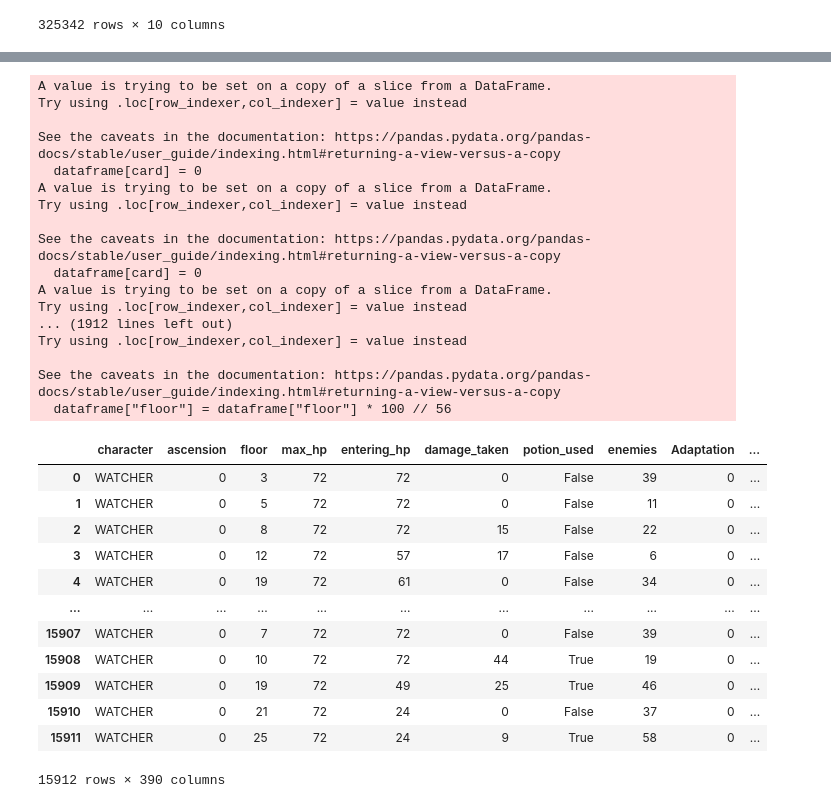
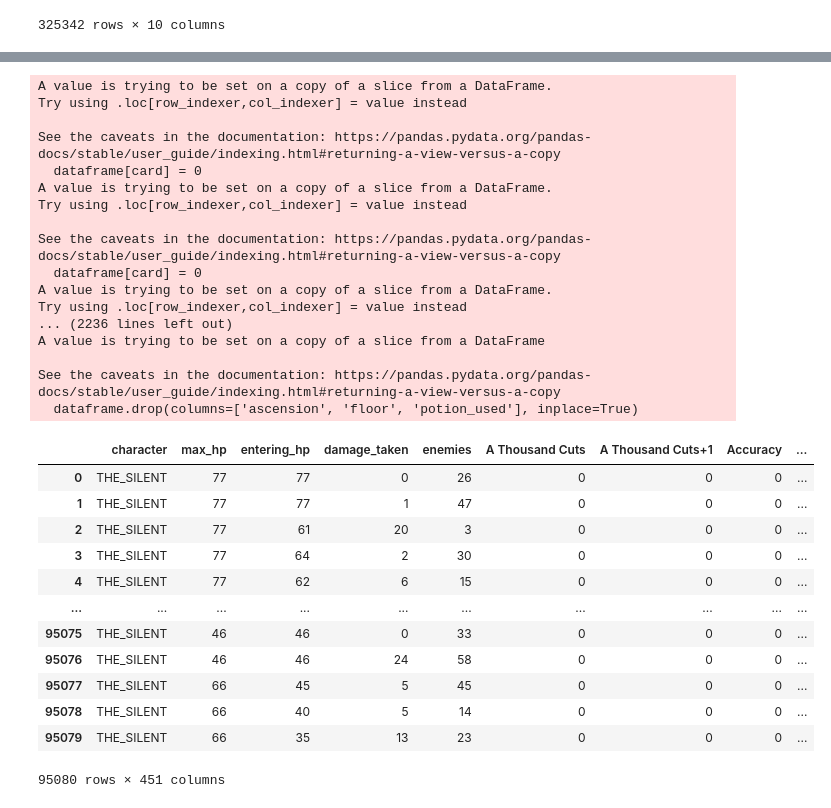
Before and after one commit to AlvaroImporta/Slay-the-Spire-Predictor, a Jupyter notebook: Machine_learning/Load_data/create_dataset.ipynb, the cells around one changed output, grey strips where cells are left out. Drawn from its saved outputs; the diff is of its cells as text; code cells hidden in the pictures.

```diff
--- a/Machine_learning/Load_data/create_dataset.ipynb
+++ b/Machine_learning/Load_data/create_dataset.ipynb
@@ -201,39 +217,39 @@ def TransformCardsAndRelics(dataframe):
     TransformEnemies(dataframe)
     TransformAscensionFloor(dataframe)
     DeleteColumns(dataframe)
-# %%
-TransformCardsAndRelics(df_watcher)
-df_watcher
-# %% [output]
-A value is trying to be set on a copy of a slice from a DataFrame.
-Try using .loc[row_indexer,col_indexer] = value instead
-
-See the caveats in the documentation: https://pandas.pydata.org/pandas-docs/stable/user_guide/indexing.html#returning-a-view-versus-a-copy
-  dataframe[card] = 0
-A value is trying to be set on a copy of a slice from a DataFrame.
-Try using .loc[row_indexer,col_indexer] = value instead
-
-See the caveats in the documentation: https://pandas.pydata.org/pandas-docs/stable/user_guide/indexing.html#returning-a-view-versus-a-copy
-  dataframe[card] = 0
-A value is trying to be set on a copy of a slice from a DataFrame.
-Try using .loc[row_indexer,col_indexer] = value instead
-... (1912 lines left out)
-Try using .loc[row_indexer,col_indexer] = value instead
-
-See the caveats in the documentation: https://pandas.pydata.org/pandas-docs/stable/user_guide/indexing.html#returning-a-view-versus-a-copy
-  dataframe["floor"] = dataframe["floor"] * 100 // 56
-|  | character | ascension | floor | max_hp | entering_hp | damage_taken | potion_used | enemies | Adaptation | ... |
-| 0 | WATCHER | 0 | 3 | 72 | 72 | 0 | False | 39 | 0 | ... |
-| 1 | WATCHER | 0 | 5 | 72 | 72 | 0 | False | 11 | 0 | ... |
-| 2 | WATCHER | 0 | 8 | 72 | 72 | 15 | False | 22 | 0 | ... |
-| 3 | WATCHER | 0 | 12 | 72 | 57 | 17 | False | 6 | 0 | ... |
-| 4 | WATCHER | 0 | 19 | 72 | 61 | 0 | False | 34 | 0 | ... |
-| ... | ... | ... | ... | ... | ... | ... | ... | ... | ... | ... |
-| 15907 | WATCHER | 0 | 7 | 72 | 72 | 0 | False | 39 | 0 | ... |
-| 15908 | WATCHER | 0 | 10 | 72 | 72 | 44 | True | 19 | 0 | ... |
-| 15909 | WATCHER | 0 | 19 | 72 | 49 | 25 | True | 46 | 0 | ... |
-| 15910 | WATCHER | 0 | 21 | 72 | 24 | 0 | False | 37 | 0 | ... |
-| 15911 | WATCHER | 0 | 25 | 72 | 24 | 9 | True | 58 | 0 | ... |
-15912 rows × 390 columns
+# %%
+TransformCardsAndRelics(df_silent)
+df_silent
+# %% [output]
+A value is trying to be set on a copy of a slice from a DataFrame.
+Try using .loc[row_indexer,col_indexer] = value instead
+
+See the caveats in the documentation: https://pandas.pydata.org/pandas-docs/stable/user_guide/indexing.html#returning-a-view-versus-a-copy
+  dataframe[card] = 0
+A value is trying to be set on a copy of a slice from a DataFrame.
+Try using .loc[row_indexer,col_indexer] = value instead
+
+See the caveats in the documentation: https://pandas.pydata.org/pandas-docs/stable/user_guide/indexing.html#returning-a-view-versus-a-copy
+  dataframe[card] = 0
+A value is trying to be set on a copy of a slice from a DataFrame.
+Try using .loc[row_indexer,col_indexer] = value instead
+... (2236 lines left out)
+A value is trying to be set on a copy of a slice from a DataFrame
+
+See the caveats in the documentation: https://pandas.pydata.org/pandas-docs/stable/user_guide/indexing.html#returning-a-view-versus-a-copy
+  dataframe.drop(columns=['ascension', 'floor', 'potion_used'], inplace=True)
+|  | character | max_hp | entering_hp | damage_taken | enemies | A Thousand Cuts | A Thousand Cuts+1 | Accuracy | ... |
+| 0 | THE_SILENT | 77 | 77 | 0 | 26 | 0 | 0 | 0 | ... |
+| 1 | THE_SILENT | 77 | 77 | 1 | 47 | 0 | 0 | 0 | ... |
+| 2 | THE_SILENT | 77 | 61 | 20 | 3 | 0 | 0 | 0 | ... |
+| 3 | THE_SILENT | 77 | 64 | 2 | 30 | 0 | 0 | 0 | ... |
+| 4 | THE_SILENT | 77 | 62 | 6 | 15 | 0 | 0 | 0 | ... |
+| ... | ... | ... | ... | ... | ... | ... | ... | ... | ... |
+| 95075 | THE_SILENT | 46 | 46 | 0 | 33 | 0 | 0 | 0 | ... |
+| 95076 | THE_SILENT | 46 | 46 | 24 | 58 | 0 | 0 | 0 | ... |
+| 95077 | THE_SILENT | 66 | 45 | 5 | 45 | 0 | 0 | 0 | ... |
+| 95078 | THE_SILENT | 66 | 40 | 5 | 14 | 0 | 0 | 0 | ... |
+| 95079 | THE_SILENT | 66 | 35 | 13 | 23 | 0 | 0 | 0 | ... |
+95080 rows × 451 columns
 # %%
 # df_ironclad.to_csv("DataSet_DummiesIC.csv",index=False)
```
Also changed, not shown: parts of 2 cells of this notebook, 1 other file.
